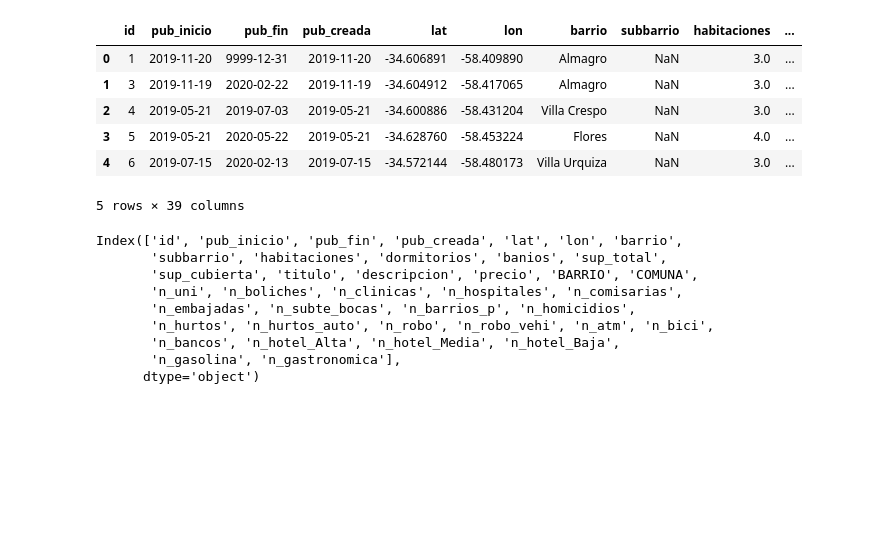
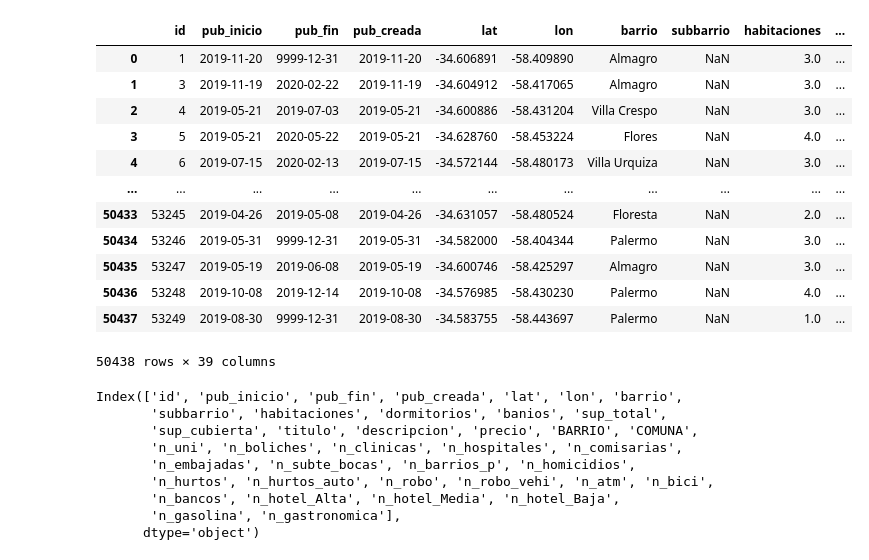
Before and after one commit to arielfaur/fmap-propiedades-kaggle, a Jupyter notebook: precio_propiedades_regresion.ipynb, the cells around one changed output. Saved outputs shown, nothing was run; the diff lists cells and outputs as text; code cells hidden in the pictures; blank space fills up the shorter version.

```diff
--- a/precio_propiedades_regresion.ipynb
+++ b/precio_propiedades_regresion.ipynb
@@ -141,14 +190,20 @@ def plot_test_predictions(y_test, y_pred):
 # %%
-df_train = pd.read_csv('data_def.csv', sep=';', decimal=',')
-df_train.head()
+df_train = pd.read_csv(urljoin(base_data_url,'data_def.csv'), sep=';', decimal=',')
+df_train
 # %% [output]
 |  | id | pub_inicio | pub_fin | pub_creada | lat | lon | barrio | subbarrio | habitaciones | ... |
 | 0 | 1 | 2019-11-20 | 9999-12-31 | 2019-11-20 | -34.606891 | -58.409890 | Almagro | NaN | 3.0 | ... |
 | 1 | 3 | 2019-11-19 | 2020-02-22 | 2019-11-19 | -34.604912 | -58.417065 | Almagro | NaN | 3.0 | ... |
 | 2 | 4 | 2019-05-21 | 2019-07-03 | 2019-05-21 | -34.600886 | -58.431204 | Villa Crespo | NaN | 3.0 | ... |
 | 3 | 5 | 2019-05-21 | 2020-05-22 | 2019-05-21 | -34.628760 | -58.453224 | Flores | NaN | 4.0 | ... |
 | 4 | 6 | 2019-07-15 | 2020-02-13 | 2019-07-15 | -34.572144 | -58.480173 | Villa Urquiza | NaN | 3.0 | ... |
+| ... | ... | ... | ... | ... | ... | ... | ... | ... | ... | ... |
+| 50433 | 53245 | 2019-04-26 | 2019-05-08 | 2019-04-26 | -34.631057 | -58.480524 | Floresta | NaN | 2.0 | ... |
+| 50434 | 53246 | 2019-05-31 | 9999-12-31 | 2019-05-31 | -34.582000 | -58.404344 | Palermo | NaN | 3.0 | ... |
+| 50435 | 53247 | 2019-05-19 | 2019-06-08 | 2019-05-19 | -34.600746 | -58.425297 | Almagro | NaN | 3.0 | ... |
+| 50436 | 53248 | 2019-10-08 | 2019-12-14 | 2019-10-08 | -34.576985 | -58.430230 | Palermo | NaN | 4.0 | ... |
+| 50437 | 53249 | 2019-08-30 | 9999-12-31 | 2019-08-30 | -34.583755 | -58.443697 | Palermo | NaN | 1.0 | ... |
-5 rows × 39 columns
+50438 rows × 39 columns
 # %%
 df_train.columns
 # %% [output]
```
Also changed, not shown: parts of 9 cells of this notebook.
